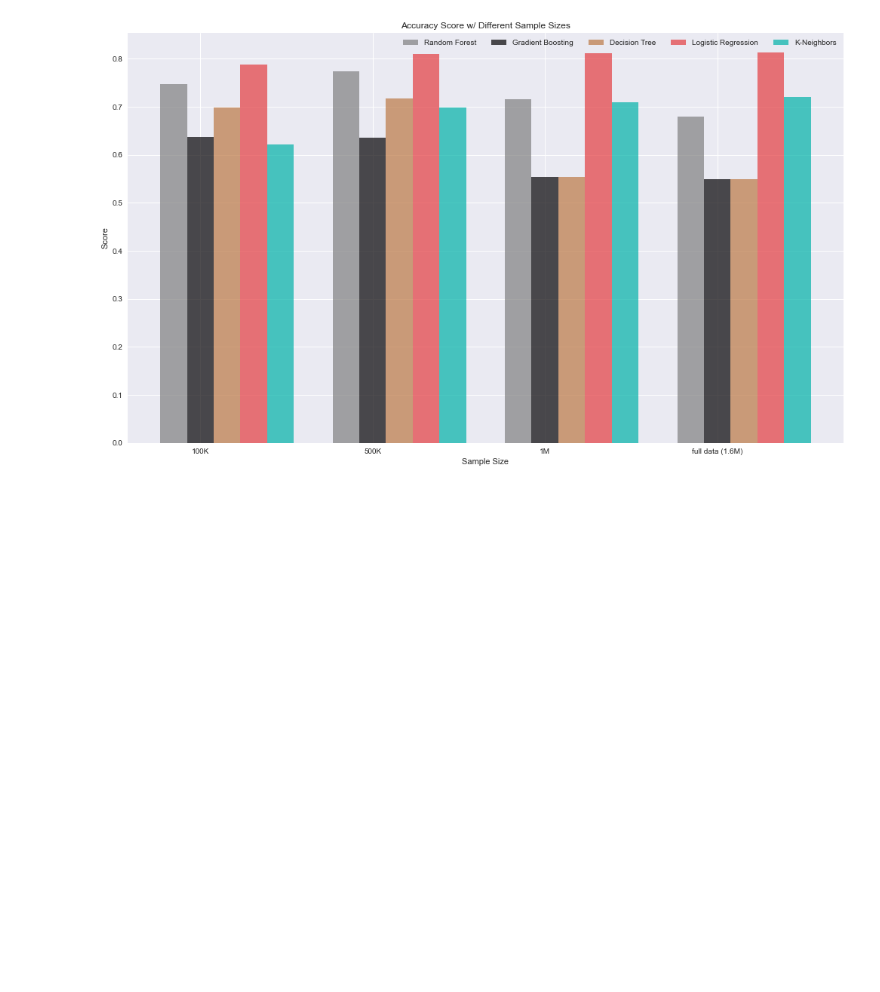
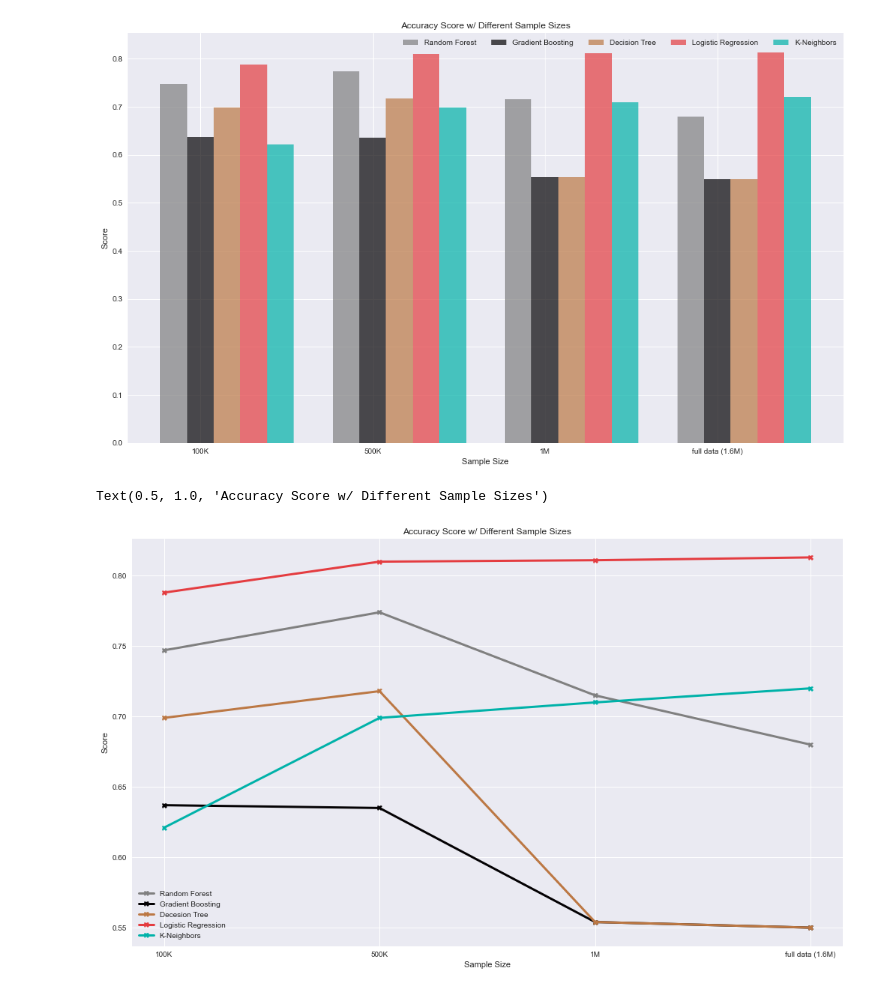
Before and after one commit to hurshkarkhanis/twitter-project, a Jupyter notebook: notebooks/classification_models.ipynb, the cells around one changed output. Cells and saved outputs as stored; diff of their text form; code cells hidden in the pictures; blank space fills up the shorter version.

```diff
--- a/notebooks/classification_models.ipynb
+++ b/notebooks/classification_models.ipynb
@@ -159,3 +159,29 @@ ax.legend(ncol=5)
 plt.show()
 # %% [output]
 [figure]
+# %%
+fig, ax = plt.subplots(figsize=(17, 10))
+
+x = ['100K', '500K', '1M', 'full data (1.6M)']
+
+rf= [0.747, 0.774, 0.715, 0.680]
+gb = [0.637, 0.635, 0.554, 0.55]
+dec = [0.699, 0.718, 0.554, 0.55]
+log = [0.788, 0.810, 0.811, 0.813]
+kn = [0.621, 0.699, 0.71, 0.72]
+
+things_to_plot = [rf, gb, dec, log, kn]
+labels = ['Random Forest', 'Gradient Boosting', 'Decesion Tree', 'Logistic Regression', 'K-Neighbors']
+colors = ['gray', '#040204','#BC7844', '#E43C40', '#00B2A9']
+
+
+for index in range(0, len(things_to_plot)):
+    ax.plot(x, things_to_plot[index], label = labels[index], marker ='X', color = colors[index], linewidth=3)
+
+ax.legend()
+ax.set_xlabel("Sample Size")
+ax.set_ylabel("Score")
+ax.set_title('Accuracy Score w/ Different Sample Sizes')
+# %% [output]
+Text(0.5, 1.0, 'Accuracy Score w/ Different Sample Sizes')
+[figure, added]
```
Also changed, not shown: parts of 4 cells of this notebook, 1 other file.
